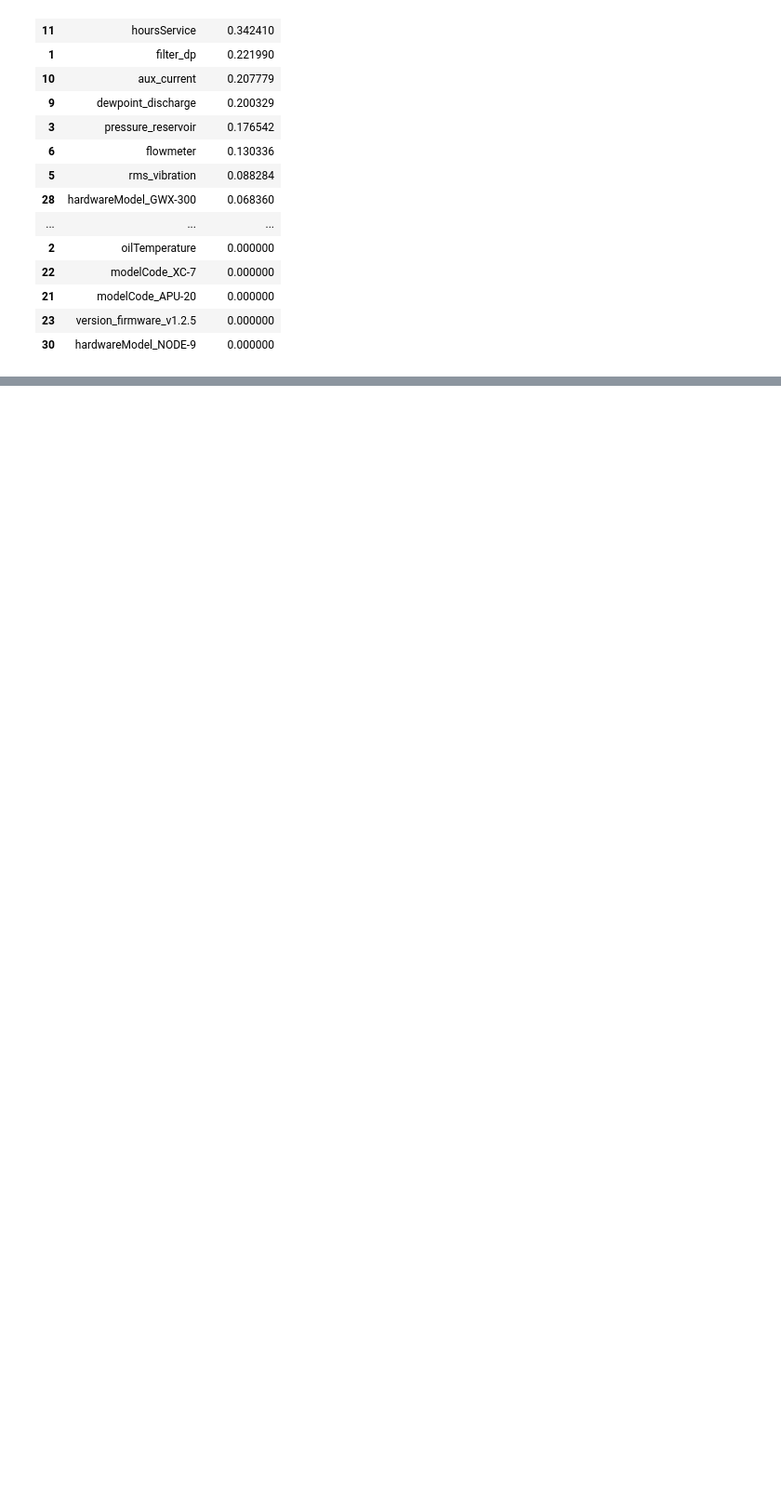
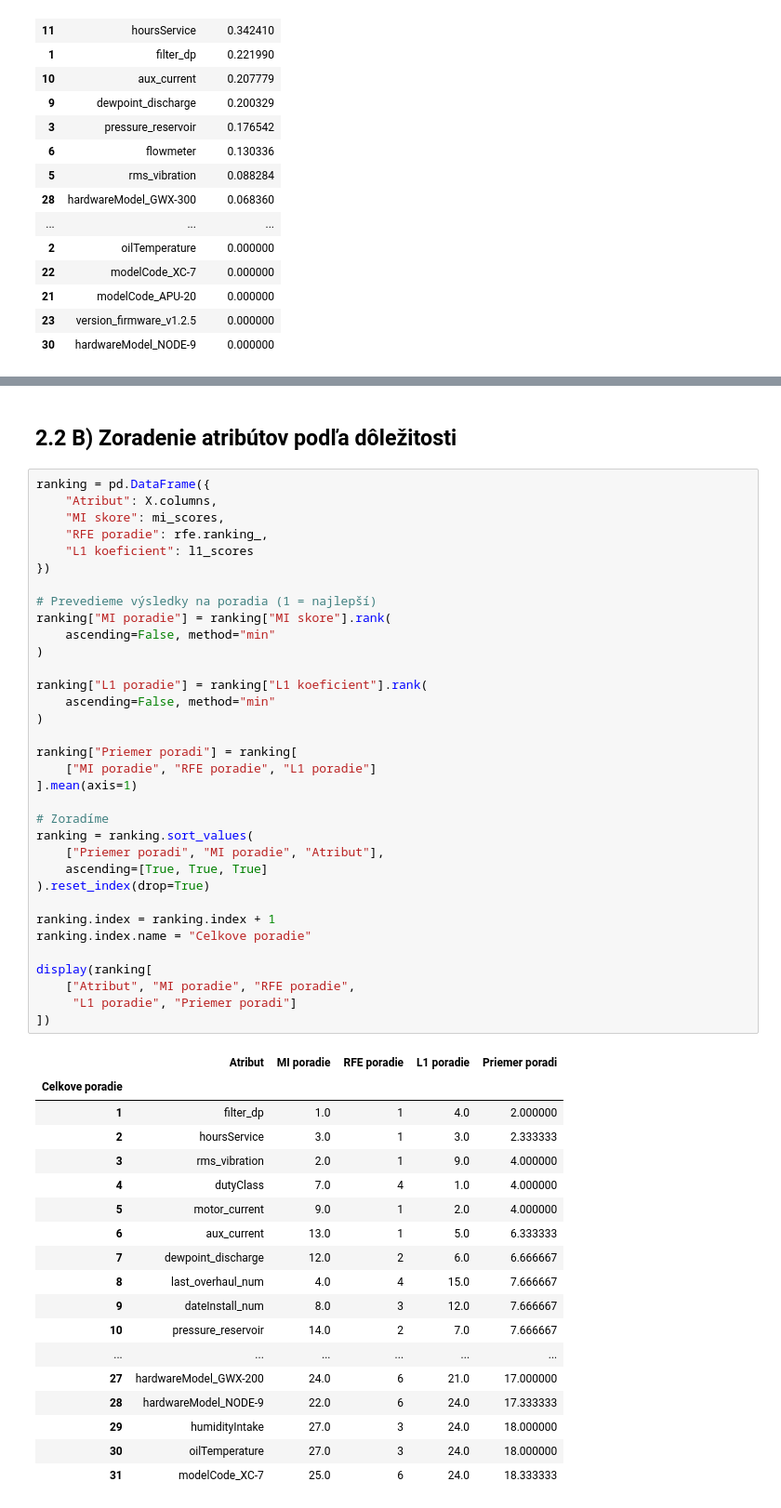
Before and after one commit to kavonada/IAU_zadanie, a Jupyter notebook: projekt.ipynb, the cells around one changed output, grey strips where cells are left out. Shown at 93% size. Drawn from its saved outputs; the diff is of its cells as text; blank space fills up the shorter version.

```diff
--- a/projekt.ipynb
+++ b/projekt.ipynb
@@ -1670,2 +1667,57 @@ Na základe porovnania považujeme za najperspektívnejšie atribúty `filter_dp
 
 Tieto atribúty odporúčame ďalej overiť pri trénovaní a vyhodnocovaní modelov, pretože samotné metódy výberu atribútov ešte nezaručujú najlepšiu predikčnú úspešnosť.
+# %% [markdown]
+## 2.2 B)  Zoradenie atribútov podľa dôležitosti
+# %%
+ranking = pd.DataFrame({
+    "Atribut": X.columns,
+    "MI skore": mi_scores,
+    "RFE poradie": rfe.ranking_,
+    "L1 koeficient": l1_scores
+})
+
+# Prevedieme výsledky na poradia (1 = najlepší)
+ranking["MI poradie"] = ranking["MI skore"].rank(
+    ascending=False, method="min"
+)
+
+ranking["L1 poradie"] = ranking["L1 koeficient"].rank(
+    ascending=False, method="min"
+)
+
+ranking["Priemer poradi"] = ranking[
+    ["MI poradie", "RFE poradie", "L1 poradie"]
+].mean(axis=1)
+
+# Zoradíme
+ranking = ranking.sort_values(
+    ["Priemer poradi", "MI poradie", "Atribut"],
+    ascending=[True, True, True]
+).reset_index(drop=True)
+
+ranking.index = ranking.index + 1
+ranking.index.name = "Celkove poradie"
+
+display(ranking[
+    ["Atribut", "MI poradie", "RFE poradie",
+     "L1 poradie", "Priemer poradi"]
+])
+# %% [output]
+|  | Atribut | MI poradie | RFE poradie | L1 poradie | Priemer poradi |
+| Celkove poradie |  |  |  |  |  |
+| 1 | filter_dp | 1.0 | 1 | 4.0 | 2.000000 |
+| 2 | hoursService | 3.0 | 1 | 3.0 | 2.333333 |
+| 3 | rms_vibration | 2.0 | 1 | 9.0 | 4.000000 |
+| 4 | dutyClass | 7.0 | 4 | 1.0 | 4.000000 |
+| 5 | motor_current | 9.0 | 1 | 2.0 | 4.000000 |
+| 6 | aux_current | 13.0 | 1 | 5.0 | 6.333333 |
+| 7 | dewpoint_discharge | 12.0 | 2 | 6.0 | 6.666667 |
+| 8 | last_overhaul_num | 4.0 | 4 | 15.0 | 7.666667 |
+| 9 | dateInstall_num | 8.0 | 3 | 12.0 | 7.666667 |
+| 10 | pressure_reservoir | 14.0 | 2 | 7.0 | 7.666667 |
+| ... | ... | ... | ... | ... | ... |
+| 27 | hardwareModel_GWX-200 | 24.0 | 6 | 21.0 | 17.000000 |
+| 28 | hardwareModel_NODE-9 | 22.0 | 6 | 24.0 | 17.333333 |
+| 29 | humidityIntake | 27.0 | 3 | 24.0 | 18.000000 |
+| 30 | oilTemperature | 27.0 | 3 | 24.0 | 18.000000 |
+| 31 | modelCode_XC-7 | 25.0 | 6 | 24.0 | 18.333333 |
```
Also changed, not shown: parts of 19 cells of this notebook.
